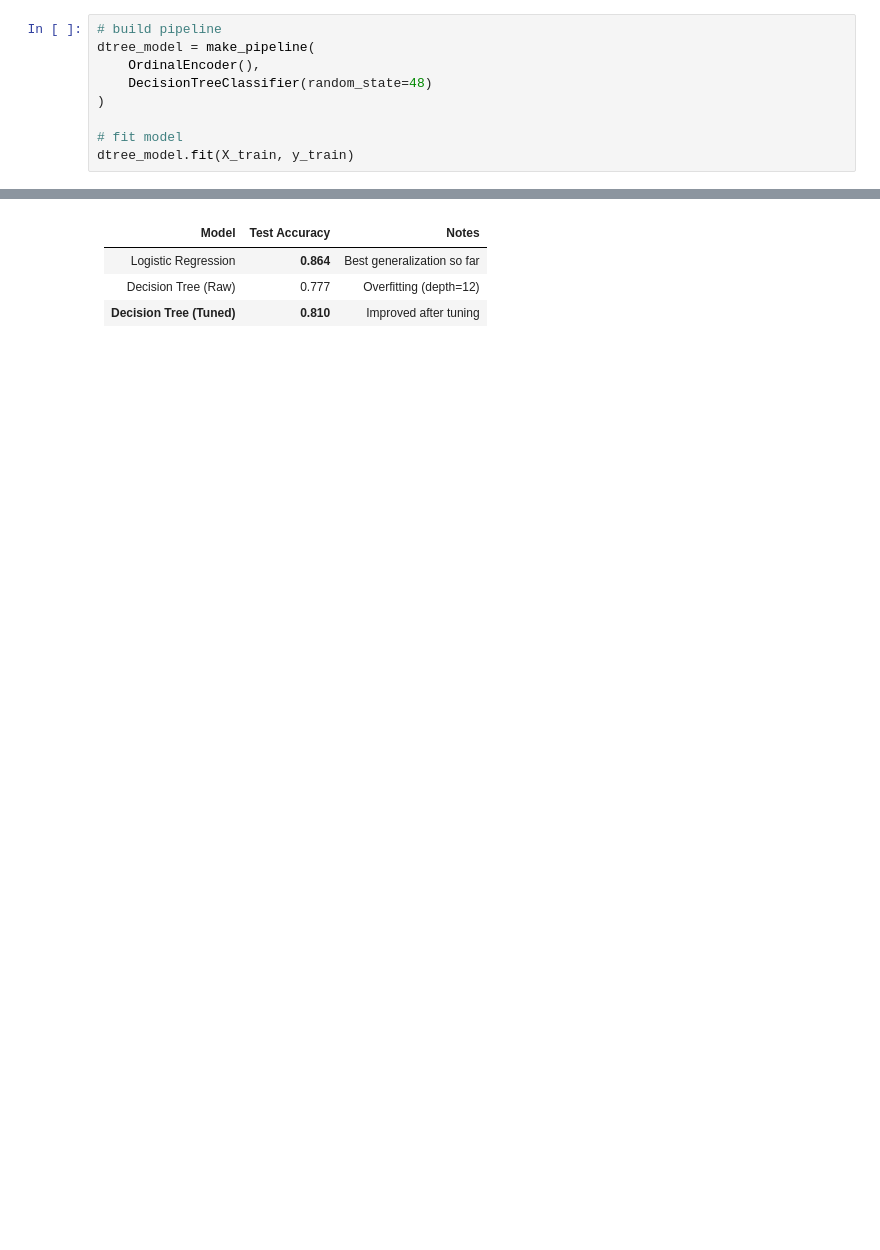
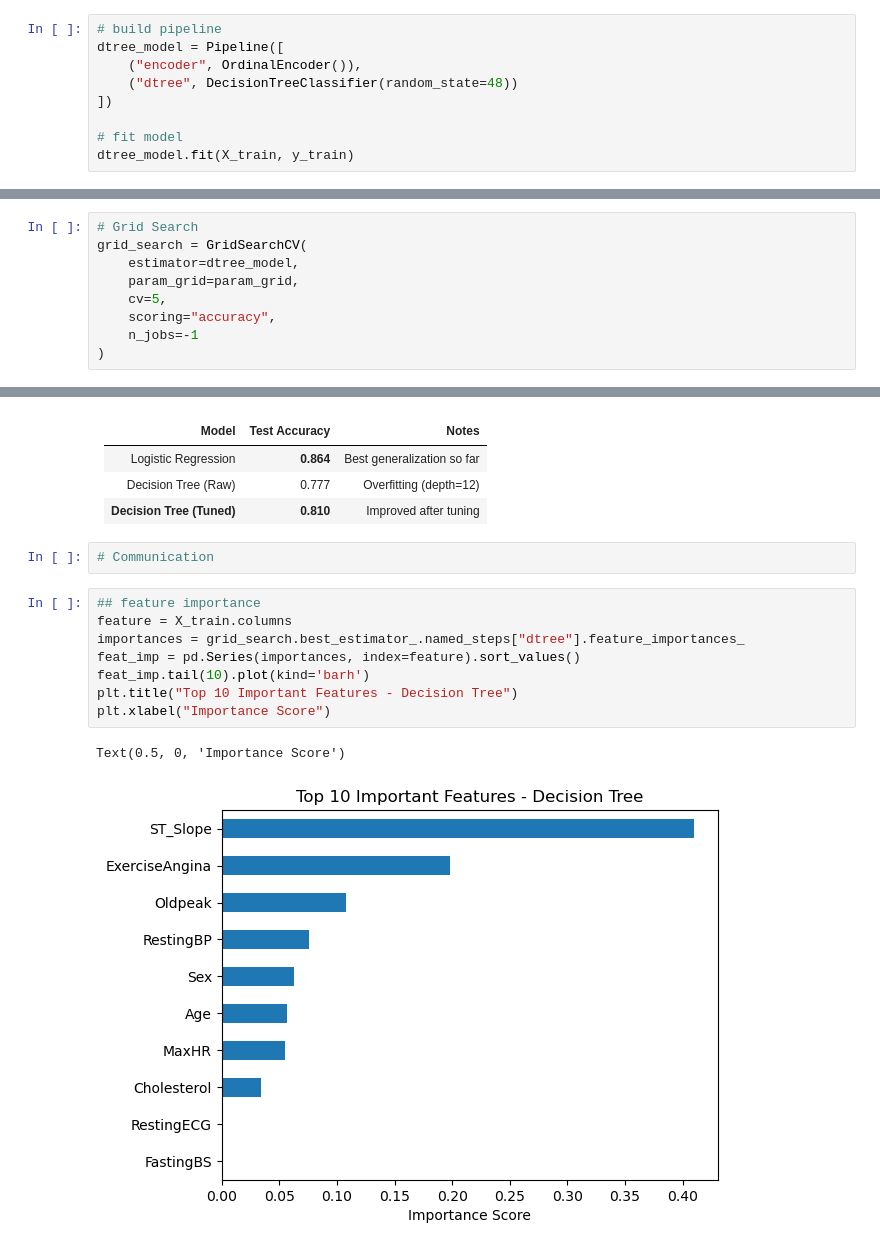
Before and after one commit to Sevenwings26/heart_disease_prediction, a Jupyter notebook: HeartDiseasePreditor.ipynb, the cells around one changed output, grey strips where cells are left out. Drawn from its saved outputs; the diff is of its cells as text; blank space fills up the shorter version.

Commit message:
saved model

```diff
--- a/HeartDiseasePreditor.ipynb
+++ b/HeartDiseasePreditor.ipynb
@@ -475,9 +481,9 @@ dtype: float64
 # %%
 # build pipeline
-dtree_model = make_pipeline(
-    OrdinalEncoder(),
-    DecisionTreeClassifier(random_state=48)
-)
+dtree_model = Pipeline([
+    ("encoder", OrdinalEncoder()),
+    ("dtree", DecisionTreeClassifier(random_state=48))
+])
 
 # fit model
 dtree_model.fit(X_train, y_train)
@@ -580,0 +556,9 @@ Test Accuracy with Best Model: 0.8097826086956522
+# %%
+# Grid Search
+grid_search = GridSearchCV(
+    estimator=dtree_model,
+    param_grid=param_grid,
+    cv=5,
+    scoring="accuracy",
+    n_jobs=-1
+)
@@ -584,3 +602,16 @@ Test Accuracy with Best Model: 0.8097826086956522
 | Logistic Regression       | **0.864**     | Best generalization so far |
 | Decision Tree (Raw)       | 0.777         | Overfitting (depth=12)     |
 | **Decision Tree (Tuned)** | **0.810**     | Improved after tuning      |
+# %%
+# Communication
+# %%
+## feature importance
+feature = X_train.columns
+importances = grid_search.best_estimator_.named_steps["dtree"].feature_importances_
+feat_imp = pd.Series(importances, index=feature).sort_values()
+feat_imp.tail(10).plot(kind='barh')
+plt.title("Top 10 Important Features - Decision Tree")
+plt.xlabel("Importance Score")
+# %% [output]
+Text(0.5, 0, 'Importance Score')
+[figure, added]
```
Also changed, not shown: parts of 17 cells of this notebook, 4 other files.
